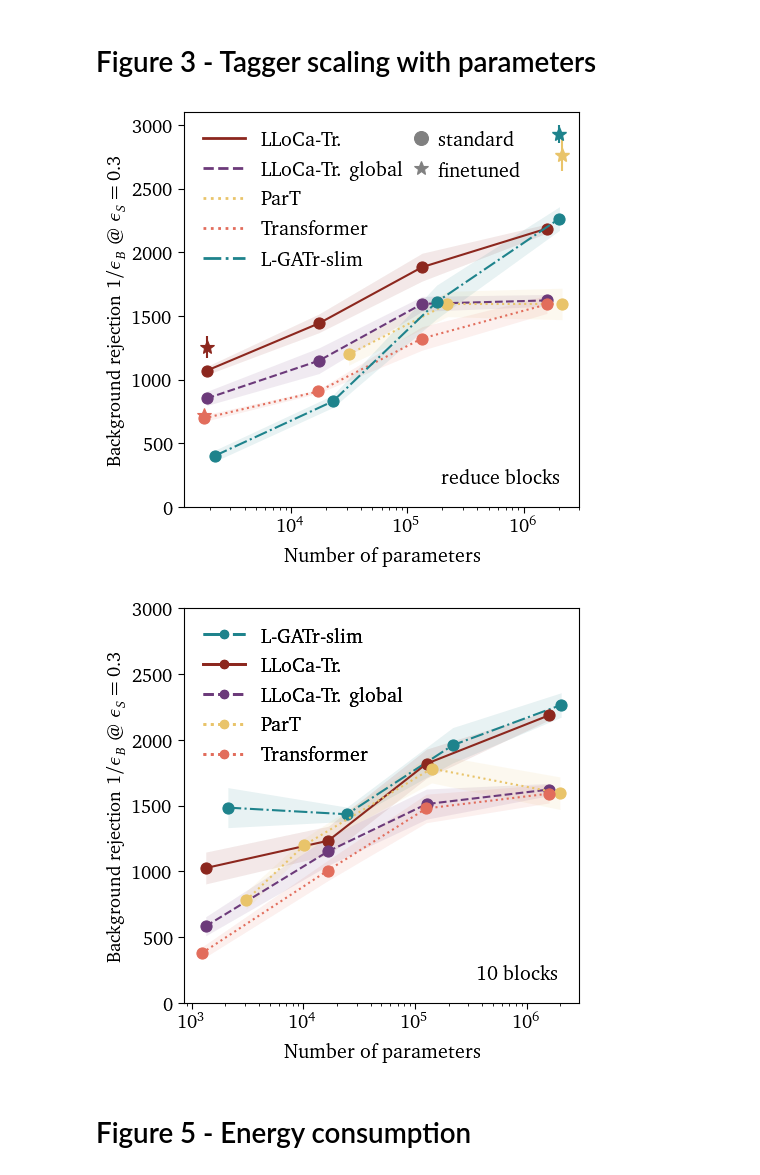
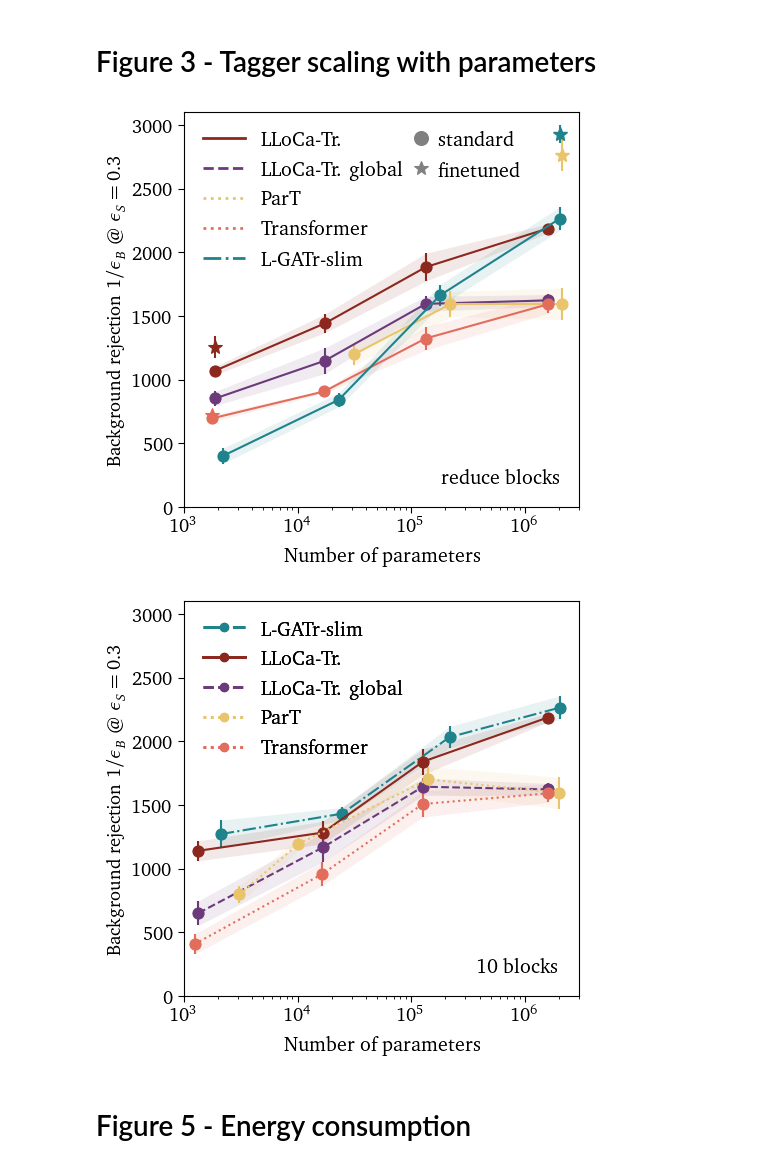
Before and after one commit to heidelberg-hepml/tagger-quantization, a Jupyter notebook: notebooks/plots.ipynb, the cells around one changed output. Cells and saved outputs as stored; diff of their text form; code cells hidden in the pictures.

```diff
--- a/notebooks/plots.ipynb
+++ b/notebooks/plots.ipynb
@@ -1238,7 +1238,7 @@ FIGSIZE = (5,5)
 
 ymin = 0
 ymax = 3100
-xmin = 1.2e3
+xmin = 1e3
 xmax = 3e6
 
 fig,ax=plt.subplots(figsize=FIGSIZE)
@@ -1255,7 +1255,7 @@ for label, color, marker, linestyle in zip(labels, colors, markers, linestyles):
         mean = mean[mask]
         std = std[mask]
 
-        ax.plot(p, mean, color=color, linestyle=linestyle, marker=marker, markersize=8)
+        ax.errorbar(p, mean, yerr=std, color=color, marker=marker, markersize=8)
         ax.fill_between(p, mean+std, mean-std,
                         edgecolor=color, color=color, alpha=0.1, lw=0.01)
         if "1k-ft" in keys:
@@ -1308,7 +1308,7 @@ plt.subplots_adjust(LEFT, BOTTOM, RIGHT, TOP)
 fig.savefig(file, format="pdf")
 plt.show()
 # %% [output]
-[figure, old version]
+[figure, new version]
 # %%
 params = {
     "Transformer": {
@@ -1340,33 +1340,33 @@ params["LLoCa-Tr. global"] = params["LLoCa-Tr."]
 
 metrics = {
     "Transformer": {
-        "1k": [345,420,340,451,398,326],
-        "10k": [1091,961,957,961,1134,930],
-        "100k": [1577,1463,1577,1364,1577,1311],
+        "1k": [345,420,340,451,398,326,399,446,375,363,621],
+        "10k": [1091,961,957,961,1134,930,824,975,944,808,948],
+        "100k": [1577,1463,1577,1364,1577,1311,1628,1602,1442,1530],
         "1M": [1507,1590,1518,1683,1655],
     },
     "ParT": {
-        "1k": [870,804,786,777,662],
-        "10k": [1262,1188,1154,1254,1134],
-        "100k": [1836,1602,1923,1726,1819],
+        "1k": [870,804,786,777,662,838,742,841,745,910],
+        "10k": [1262,1188,1154,1254,1134,1254,1195,1202,1109,1181],
+        "100k": [1602,1726,1819,1577,1836,1642],
         "1M": [1590,1590,1518,1819,1453],
     },
     "LLoCa-Tr.": {
-        "1k": [759,1057,1097,1057,1109,1074],
-        "10k": [1035,1286,1134,1303,1303,1337],
-        "100k": [1905,1803,1615,1887,1756,1941],
+        "1k": [1057,1097,1057,1109,1074,1262,1270,1188,1147],
+        "10k": [1286,1134,1303,1303,1337,1303,1231,1188,1463],
+        "100k": [1905,1803,1615,1887,1756,1941,1960,1870,1819],
         "1M": [2148,2243,2195,2148,2195],
     },
     "LLoCa-Tr. global": {
-        "1k": [691,534,605,505],
-        "10k": [952,1134,1216,1231,1231],
-        "100k": [1553,1530,1683,1453,1337],
+        "1k": [691,534,605,505,721,777,724],
+        "10k": [952,1134,1216,1231,1231,1320,1224,1030],
+        "100k": [1553,1530,1683,1642,1683,1726,1683],
         "1M": [1642,1541,1615,1628,1683],
     },
     "L-GATr-slim": {
-        "1k": [1602,1278,1402,1655],
-        "10k": [1507,1355,1442,1432],
-        "100k": [1980,1771,2040,1852,2148],
+        "1k": [1278,1402,1134],
+        "10k": [1507,1355,1442,1432,1422],
+        "100k": [1980,2040,1852,2148,2060,2082,2019,2125,1980],
         "1M": [2269,2433,2294,2269,2148,2171],
     },
 }
@@ -1380,7 +1380,9 @@ linestyles = ["-.", "-", "--", ":", ":"]
 FIGSIZE = (5,5)
 
 ymin = 0
-ymax = 3000
+ymax = 3100
+xmin = 1e3
+xmax = 3e6
 
 fig,ax=plt.subplots(figsize=FIGSIZE)
 ax.set_xscale("log")
@@ -1393,35 +1395,36 @@ for label, color, marker, linestyle in zip(labels, colors, markers, linestyles):
 
         mask = np.array([x is not None for x in mean])
         p = p[mask]
         mean = mean[mask]
         std = std[mask]
 
-        ax.plot(p, mean, color=color, linestyle=linestyle, marker=marker, ms=8)
+        ax.errorbar(p, mean, yerr=std, color=color, linestyle=linestyle, marker=marker, ms=8)
         ax.fill_between(p, mean+std, mean-std,
                         edgecolor=color, color=color, alpha=0.1, lw=0.01)
 
 ax.set_ylabel(r"Background rejection $1/\epsilon_B\ @\ \epsilon_S=0.3$", fontsize=FONTSIZE)
 ax.set_xlabel("Number of parameters")
 
 handles1 = [Line2D([0,1], [0,0], color=c, lw=2, linestyle=ls, marker=m) for c, ls, m in zip(colors, linestyles, markers)]
 labels1 = labels
 leg1 = ax.legend(
     handles1, labels1, loc="upper left",
     frameon=False,
 )
 ax.add_artist(leg1)
 
 ax.text(.95, .05, s="10 blocks", horizontalalignment="right", verticalalignment="bottom",
                     transform=ax.transAxes)
 ax.tick_params(axis='both', which='major', labelsize=FONTSIZE)
 ax.xaxis.set_label_coords(0.5, X_LABEL_POS)
 ax.yaxis.set_label_coords(Y_LABEL_POS, 0.5)
 ax.set_ylim(ymin, ymax)
+ax.set_xlim(xmin, xmax)
 plt.subplots_adjust(LEFT, BOTTOM, RIGHT, TOP)
 fig.savefig(file, format="pdf")
 plt.show()
 # %% [output]
-[figure, old version]
+[figure, new version]
 # %%
 file.close()
 # %% [markdown]
```
Also changed, not shown: parts of 6 cells of this notebook.
